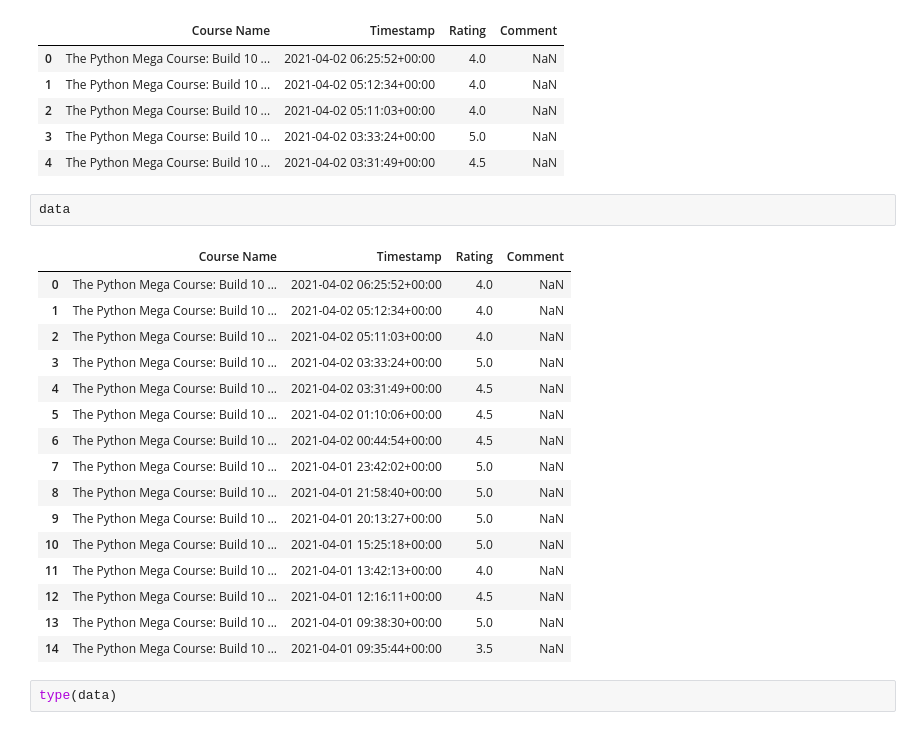
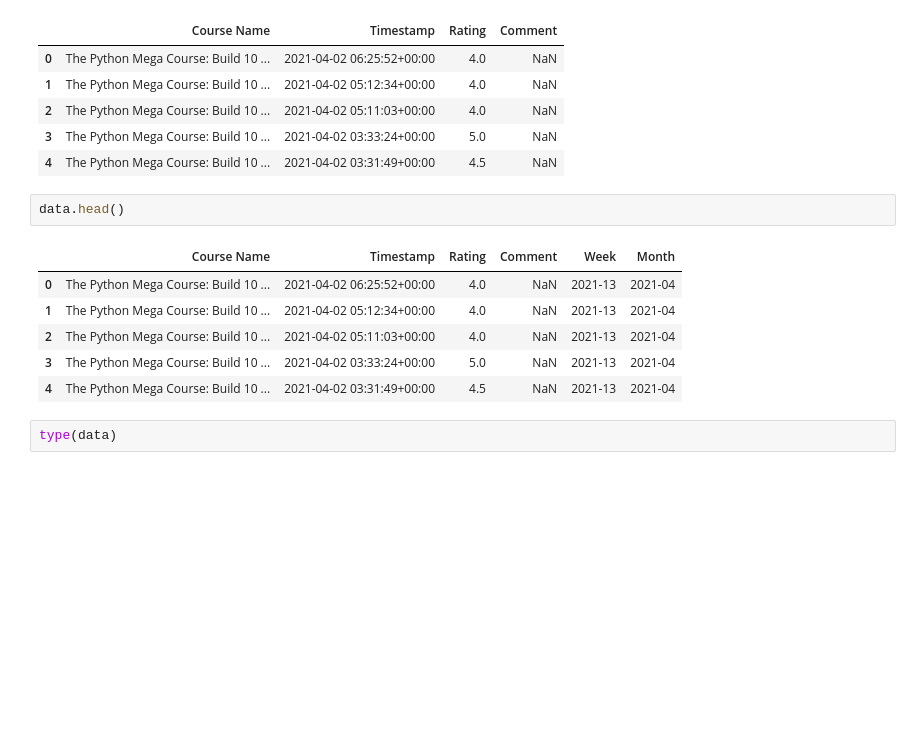
Before and after one commit to AgnesDemon/Python, a Jupyter notebook: packt_python/app_4/Untitled.ipynb, the cells around one changed output. Cells and saved outputs as stored; diff of their text form; blank space fills up the shorter version.

Commit message:
Saving modified data

```diff
--- a/packt_python/app_4/Untitled.ipynb
+++ b/packt_python/app_4/Untitled.ipynb
@@ -13,24 +15,14 @@ data.head()
 | 3 | The Python Mega Course: Build 10 ... | 2021-04-02 03:33:24+00:00 | 5.0 | NaN |
 | 4 | The Python Mega Course: Build 10 ... | 2021-04-02 03:31:49+00:00 | 4.5 | NaN |
 # %%
-data
+data.head()
 # %% [output]
-|  | Course Name | Timestamp | Rating | Comment |
-| 0 | The Python Mega Course: Build 10 ... | 2021-04-02 06:25:52+00:00 | 4.0 | NaN |
-| 1 | The Python Mega Course: Build 10 ... | 2021-04-02 05:12:34+00:00 | 4.0 | NaN |
-| 2 | The Python Mega Course: Build 10 ... | 2021-04-02 05:11:03+00:00 | 4.0 | NaN |
-| 3 | The Python Mega Course: Build 10 ... | 2021-04-02 03:33:24+00:00 | 5.0 | NaN |
-| 4 | The Python Mega Course: Build 10 ... | 2021-04-02 03:31:49+00:00 | 4.5 | NaN |
-| 5 | The Python Mega Course: Build 10 ... | 2021-04-02 01:10:06+00:00 | 4.5 | NaN |
-| 6 | The Python Mega Course: Build 10 ... | 2021-04-02 00:44:54+00:00 | 4.5 | NaN |
-| 7 | The Python Mega Course: Build 10 ... | 2021-04-01 23:42:02+00:00 | 5.0 | NaN |
-| 8 | The Python Mega Course: Build 10 ... | 2021-04-01 21:58:40+00:00 | 5.0 | NaN |
-| 9 | The Python Mega Course: Build 10 ... | 2021-04-01 20:13:27+00:00 | 5.0 | NaN |
-| 10 | The Python Mega Course: Build 10 ... | 2021-04-01 15:25:18+00:00 | 5.0 | NaN |
-| 11 | The Python Mega Course: Build 10 ... | 2021-04-01 13:42:13+00:00 | 4.0 | NaN |
-| 12 | The Python Mega Course: Build 10 ... | 2021-04-01 12:16:11+00:00 | 4.5 | NaN |
-| 13 | The Python Mega Course: Build 10 ... | 2021-04-01 09:38:30+00:00 | 5.0 | NaN |
-| 14 | The Python Mega Course: Build 10 ... | 2021-04-01 09:35:44+00:00 | 3.5 | NaN |
+|  | Course Name | Timestamp | Rating | Comment | Week | Month |
+| 0 | The Python Mega Course: Build 10 ... | 2021-04-02 06:25:52+00:00 | 4.0 | NaN | 2021-13 | 2021-04 |
+| 1 | The Python Mega Course: Build 10 ... | 2021-04-02 05:12:34+00:00 | 4.0 | NaN | 2021-13 | 2021-04 |
+| 2 | The Python Mega Course: Build 10 ... | 2021-04-02 05:11:03+00:00 | 4.0 | NaN | 2021-13 | 2021-04 |
+| 3 | The Python Mega Course: Build 10 ... | 2021-04-02 03:33:24+00:00 | 5.0 | NaN | 2021-13 | 2021-04 |
+| 4 | The Python Mega Course: Build 10 ... | 2021-04-02 03:31:49+00:00 | 4.5 | NaN | 2021-13 | 2021-04 |
 # %%
 type(data)
 # %% [output]
```
Also changed, not shown: parts of 29 cells of this notebook, 1 other file.
